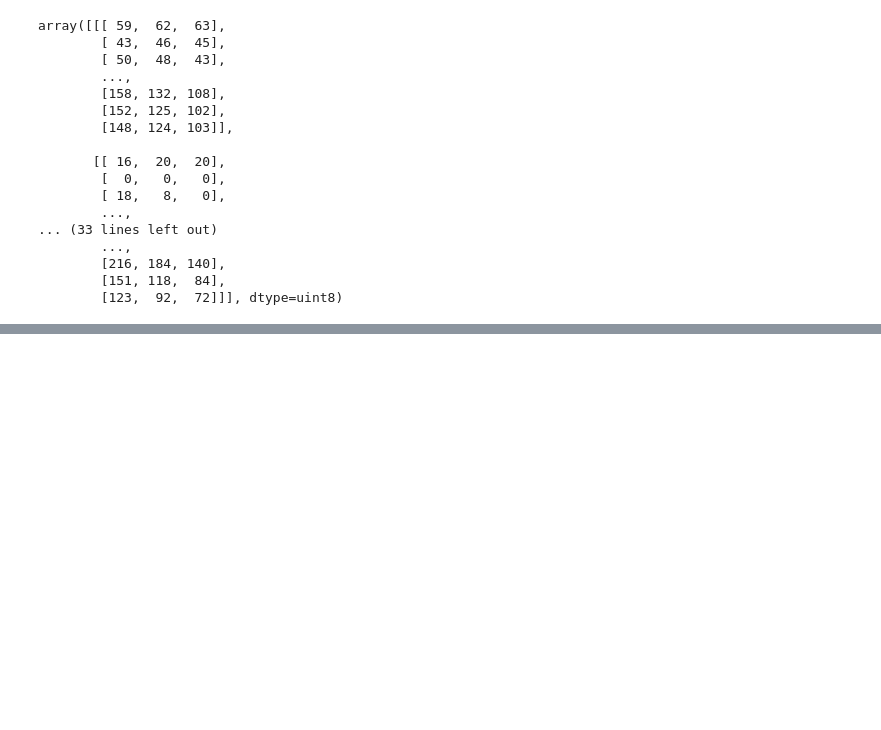
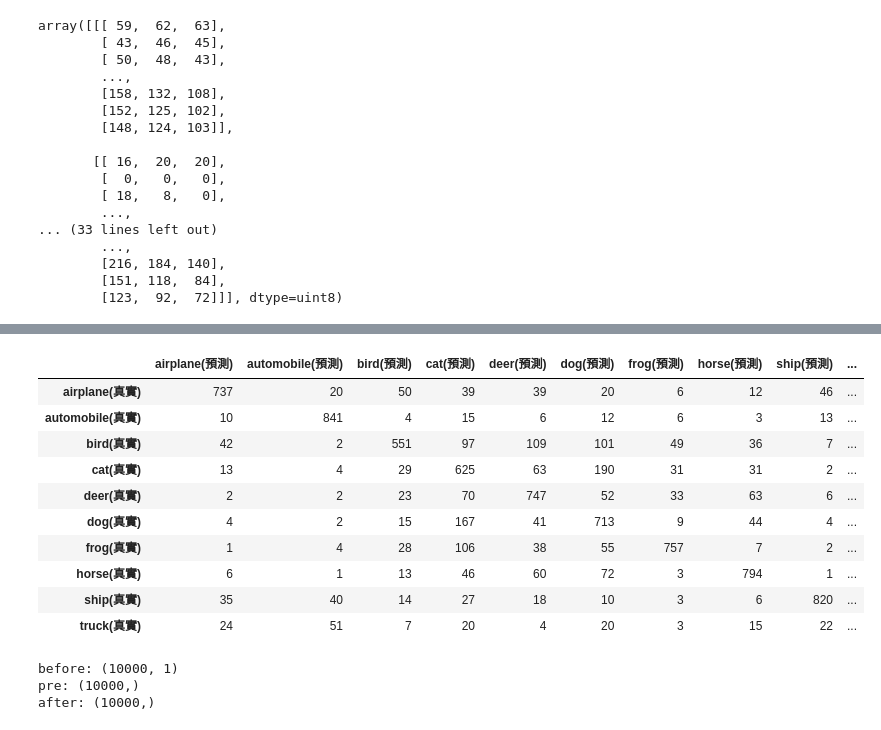
Before and after one commit to Elwing-Chou/tt0517, a Jupyter notebook: cnn.ipynb, the cells around one changed output, grey strips where cells are left out. Cells and saved outputs as stored; diff of their text form; code cells hidden in the pictures; blank space fills up the shorter version.

```diff
--- a/cnn.ipynb
+++ b/cnn.ipynb
@@ -55,0 +159,30 @@ array([[[ 59,  62,  63],
+# %%
+import pandas as pd
+from sklearn.metrics import confusion_matrix
+# in tensorflow: one-hot encoding
+# not tensorflow: original
+mat = confusion_matrix(y_test, pre)
+pd.DataFrame(mat,
+             columns=["{}(預測)".format(i) for i in trans],
+             index=["{}(真實)".format(i) for i in trans])
+# %% [output]
+|  | airplane(預測) | automobile(預測) | bird(預測) | cat(預測) | deer(預測) | dog(預測) | frog(預測) | horse(預測) | ship(預測) | ... |
+| airplane(真實) | 737 | 20 | 50 | 39 | 39 | 20 | 6 | 12 | 46 | ... |
+| automobile(真實) | 10 | 841 | 4 | 15 | 6 | 12 | 6 | 3 | 13 | ... |
+| bird(真實) | 42 | 2 | 551 | 97 | 109 | 101 | 49 | 36 | 7 | ... |
+| cat(真實) | 13 | 4 | 29 | 625 | 63 | 190 | 31 | 31 | 2 | ... |
+| deer(真實) | 2 | 2 | 23 | 70 | 747 | 52 | 33 | 63 | 6 | ... |
+| dog(真實) | 4 | 2 | 15 | 167 | 41 | 713 | 9 | 44 | 4 | ... |
+| frog(真實) | 1 | 4 | 28 | 106 | 38 | 55 | 757 | 7 | 2 | ... |
+| horse(真實) | 6 | 1 | 13 | 46 | 60 | 72 | 3 | 794 | 1 | ... |
+| ship(真實) | 35 | 40 | 14 | 27 | 18 | 10 | 3 | 6 | 820 | ... |
+| truck(真實) | 24 | 51 | 7 | 20 | 4 | 20 | 3 | 15 | 22 | ... |
+# %%
+print("before:", y_test.shape)
+print("pre:", pre.shape)
+y_test_reshape = y_test.reshape(-1)
+print("after:", y_test_reshape.shape)
+# %% [output]
+before: (10000, 1)
+pre: (10000,)
+after: (10000,)
```
Also changed, not shown: parts of 9 cells of this notebook.
